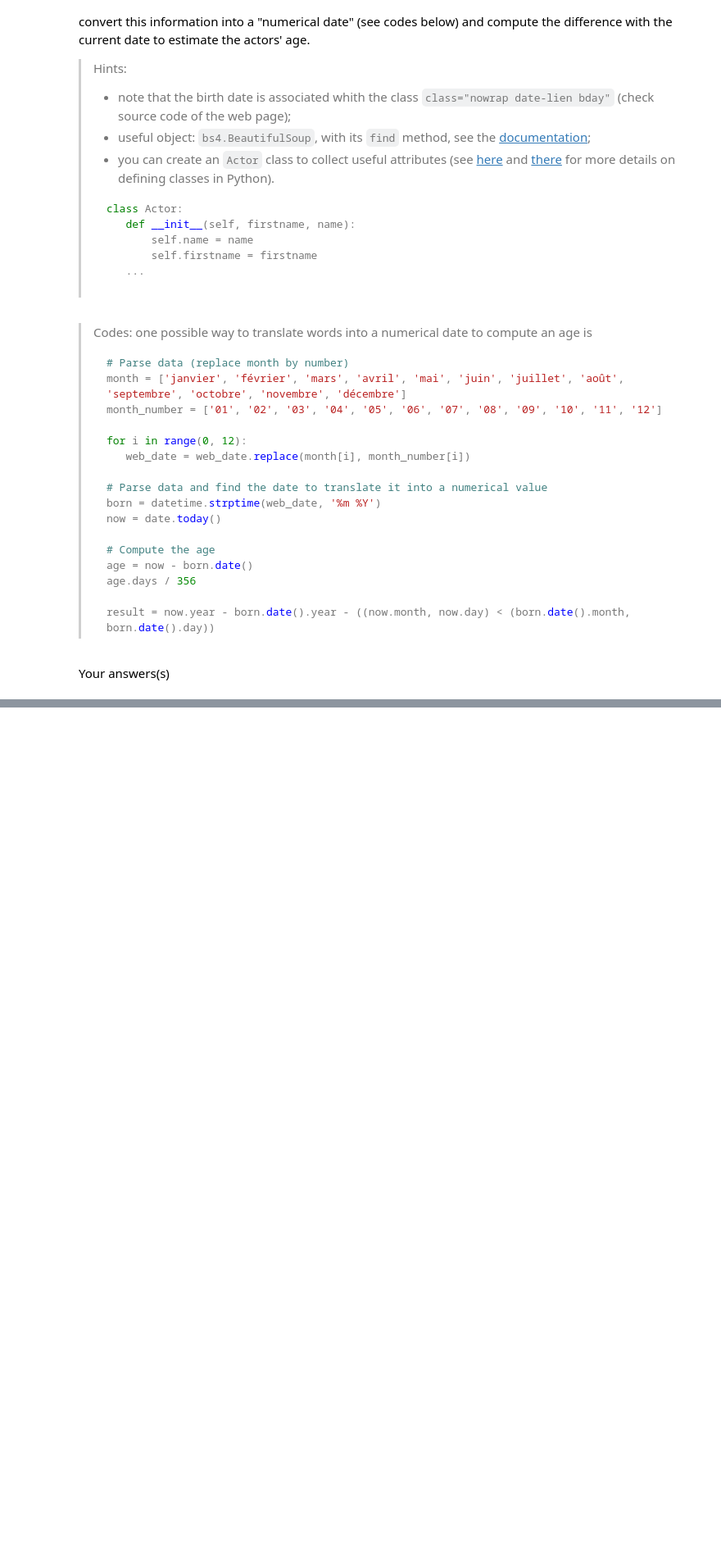
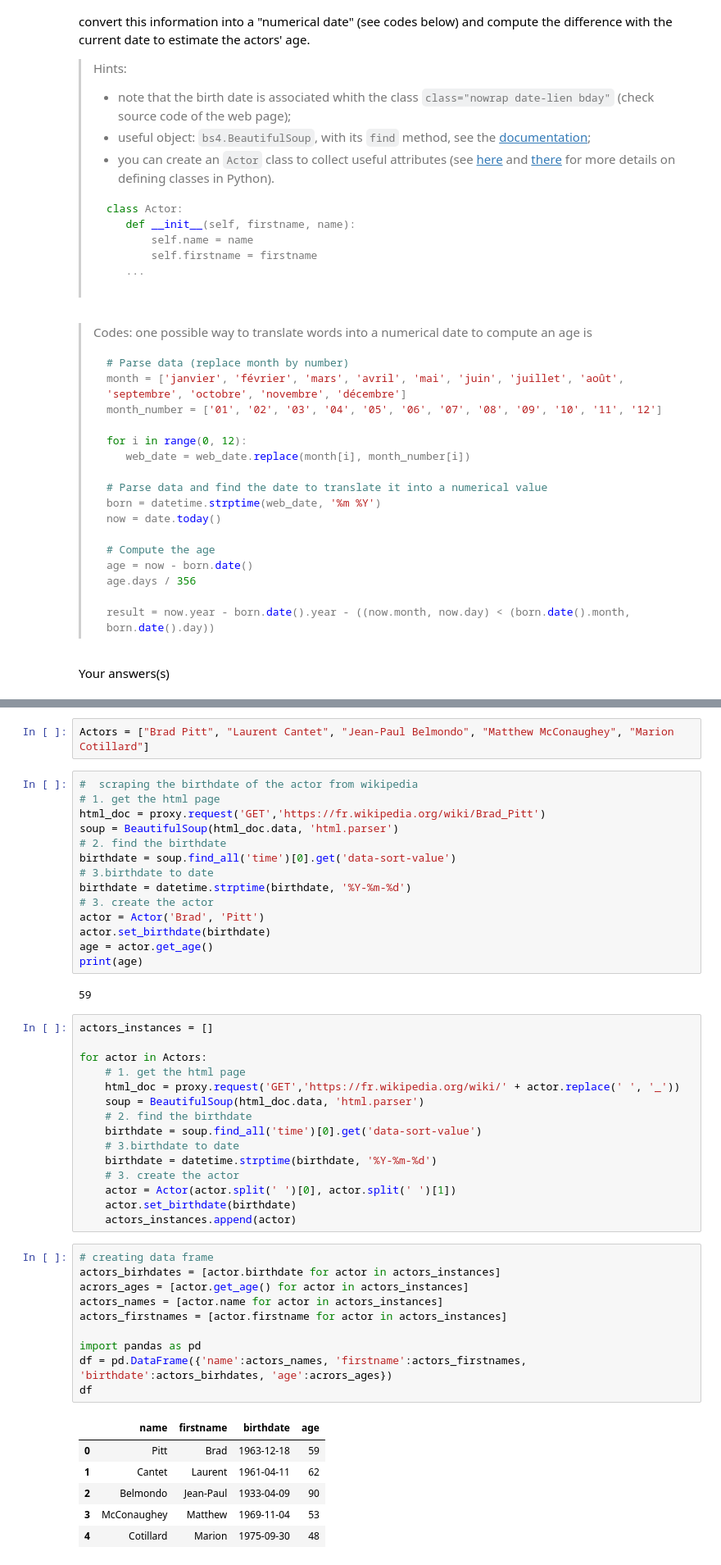
Before and after one commit to hichamomh/Python-labs, a Jupyter notebook: Labs/Lab6/lab6.ipynb, the cells around one changed output, grey strips where cells are left out. Shown at 82% size. Cells and saved outputs as stored; diff of their text form; blank space fills up the shorter version.

```diff
--- a/Labs/Lab6/lab6.ipynb
+++ b/Labs/Lab6/lab6.ipynb
@@ -266,0 +190,50 @@ data_scaped
+# %%
+Actors = ["Brad Pitt", "Laurent Cantet", "Jean-Paul Belmondo", "Matthew McConaughey", "Marion Cotillard"]
+# %%
+#  scraping the birthdate of the actor from wikipedia
+# 1. get the html page
+html_doc = proxy.request('GET','https://fr.wikipedia.org/wiki/Brad_Pitt')
+soup = BeautifulSoup(html_doc.data, 'html.parser')
+# 2. find the birthdate
+birthdate = soup.find_all('time')[0].get('data-sort-value')
+# 3.birthdate to date
+birthdate = datetime.strptime(birthdate, '%Y-%m-%d')
+# 3. create the actor
+actor = Actor('Brad', 'Pitt')
+actor.set_birthdate(birthdate)
+age = actor.get_age()
+print(age)
+# %% [output]
+59
+# %%
+actors_instances = []
+
+for actor in Actors:
+    # 1. get the html page
+    html_doc = proxy.request('GET','https://fr.wikipedia.org/wiki/' + actor.replace(' ', '_'))
+    soup = BeautifulSoup(html_doc.data, 'html.parser')
+    # 2. find the birthdate
+    birthdate = soup.find_all('time')[0].get('data-sort-value')
+    # 3.birthdate to date
+    birthdate = datetime.strptime(birthdate, '%Y-%m-%d')
+    # 3. create the actor
+    actor = Actor(actor.split(' ')[0], actor.split(' ')[1])
+    actor.set_birthdate(birthdate)
+    actors_instances.append(actor)
+# %%
+# creating data frame
+actors_birhdates = [actor.birthdate for actor in actors_instances]
+acrors_ages = [actor.get_age() for actor in actors_instances]
+actors_names = [actor.name for actor in actors_instances]
+actors_firstnames = [actor.firstname for actor in actors_instances]
+
+import pandas as pd
+df = pd.DataFrame({'name':actors_names, 'firstname':actors_firstnames, 'birthdate':actors_birhdates, 'age':acrors_ages})
+df
+# %% [output]
+|  | name | firstname | birthdate | age |
+| 0 | Pitt | Brad | 1963-12-18 | 59 |
+| 1 | Cantet | Laurent | 1961-04-11 | 62 |
+| 2 | Belmondo | Jean-Paul | 1933-04-09 | 90 |
+| 3 | McConaughey | Matthew | 1969-11-04 | 53 |
+| 4 | Cotillard | Marion | 1975-09-30 | 48 |
```
Also changed, not shown: parts of 17 cells of this notebook, 1 other file.
